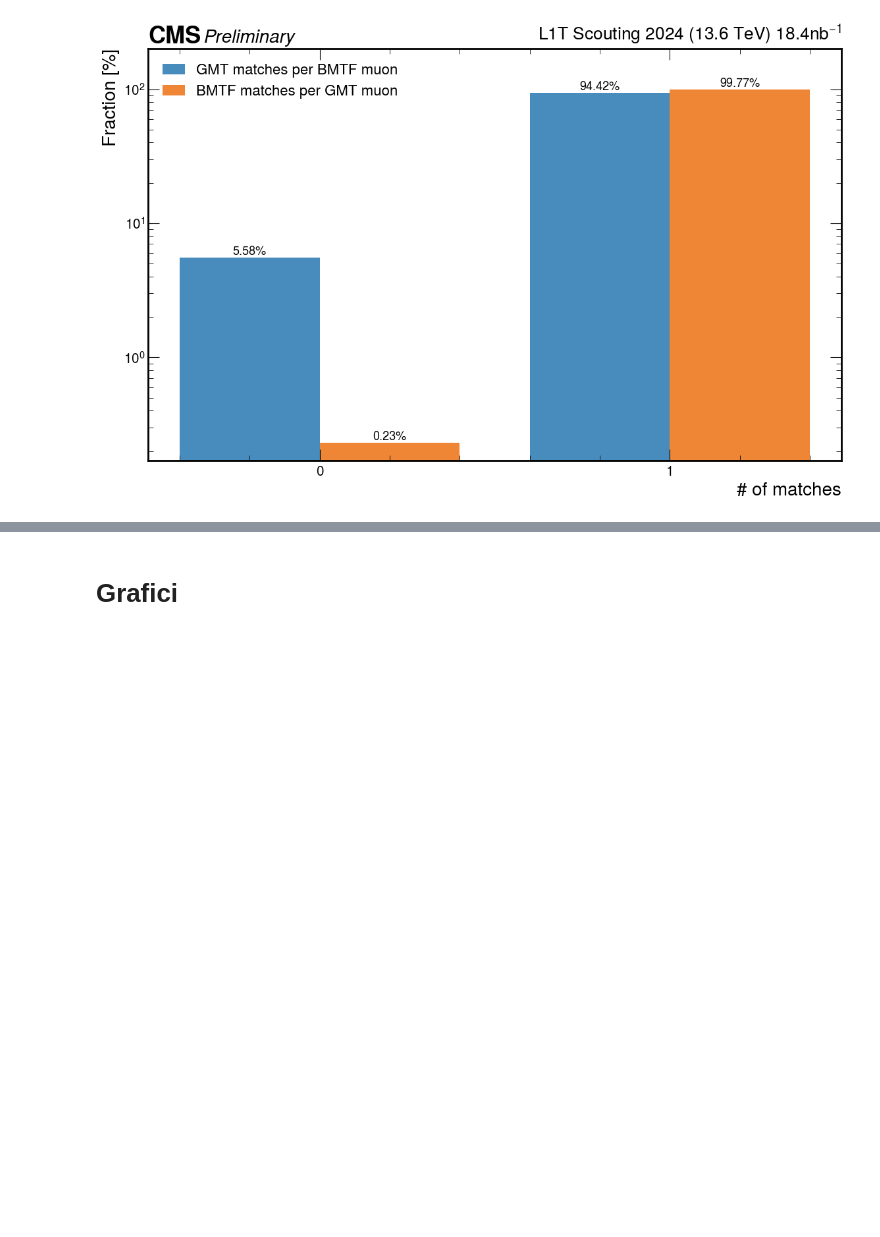
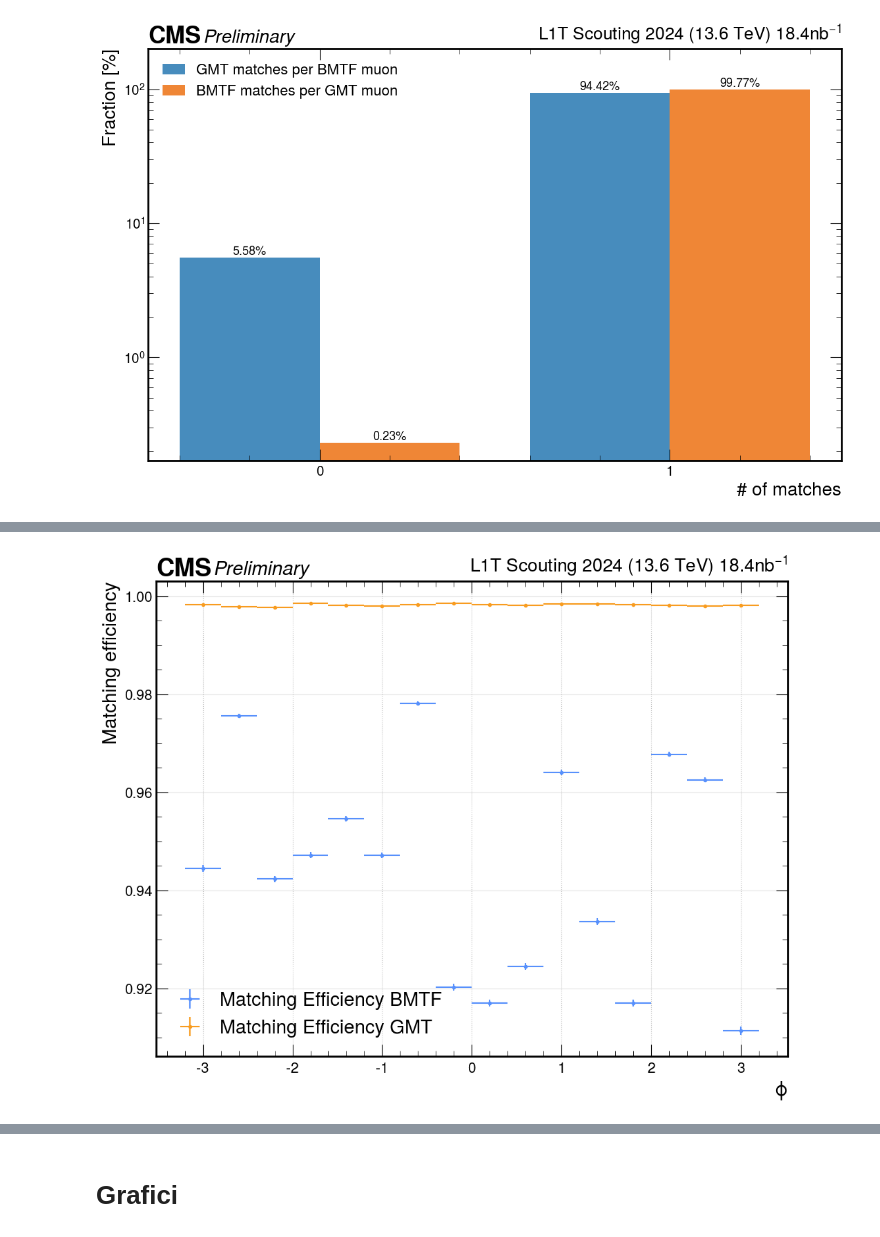
Before and after one commit to francescoreschio/Tesi-Triennale, a Jupyter notebook: Codice/DeltaRDef.ipynb, the cells around one changed output, grey strips where cells are left out. Drawn from its saved outputs; the diff is of its cells as text; code cells hidden in the pictures; blank space fills up the shorter version.

```diff
--- a/Codice/DeltaRDef.ipynb
+++ b/Codice/DeltaRDef.ipynb
@@ -421,0 +695,31 @@ plt.show()'''
+# %%
+from hist import intervals
+BMTFerror = hist.intervals.ratio_uncertainty(PhiBMTF_Hist.values(), AllPhiBMTF_Hist.values(), uncertainty_type = 'efficiency')
+GMTerror = hist.intervals.ratio_uncertainty(PhiGMT_Hist.values(), AllPhiGMT_Hist.values(), uncertainty_type = 'efficiency')
+
+centers = 0.5 * (binsPhi[1:] + binsPhi[:-1])
+width = 0.5 * (binsPhi[1:] - binsPhi[:-1])
+
+fig, ax = plt.subplots(figsize=FIGSIZE, constrained_layout=True)
+set_label_font(ax, FONTSIZE)
+set_tick_font(ax, FONTSIZE-2)
+draw_grid(ax, axis="y")
+draw_cms_label(ax, fontsize= FONTSIZE)
+
+ax.errorbar(centers, BMTFMatchingEfficiencyPhi, xerr = width, yerr = BMTFerror, fmt = '.', label="Matching Efficiency BMTF")
+ax.errorbar(centers, GMTMatchingEfficiencyPhi, xerr = width, yerr = GMTerror, fmt = '.', label="Matching Efficiency GMT")
+
+#ax.set_ylim(0.8, 1.07)
+#ax.set_xlim(-10, 310)
+
+
+ax.set_xlabel(r'$\phi$')
+ax.set_ylabel('Matching efficiency')
+ax.grid(True)
+ax.legend(fontsize = FONTSIZE)
+
+ax.tick_params(axis='both', which='both', labelsize = FONTSIZE - 5)
+
+plt.show()
+# %% [output]
+[figure, added]
```
Also changed, not shown: parts of 30 cells of this notebook, 2 other files.
